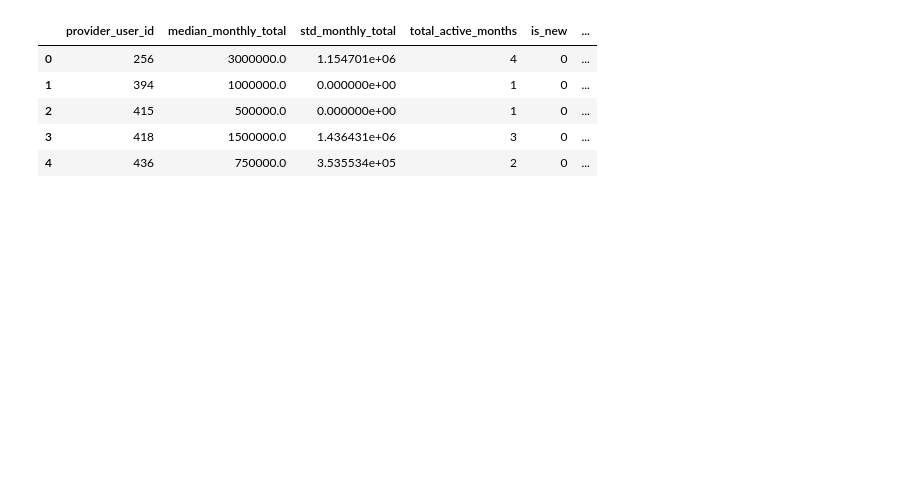
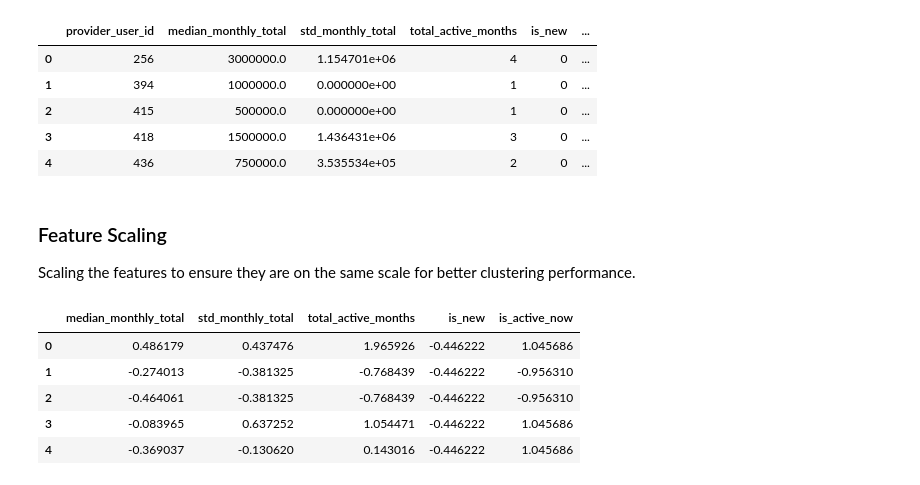
Before and after one commit to MaryamAhmadinejad/khedmatazma-providers-clustering, a Jupyter notebook: main.ipynb, the cells around one changed output. Saved outputs shown, nothing was run; the diff lists cells and outputs as text; code cells hidden in the pictures; blank space fills up the shorter version.

```diff
--- a/main.ipynb
+++ b/main.ipynb
@@ -113,3 +128,20 @@ providers.head()
 | 2 | 415 | 500000.0 | 0.000000e+00 | 1 | 0 | ... |
 | 3 | 418 | 1500000.0 | 1.436431e+06 | 3 | 0 | ... |
 | 4 | 436 | 750000.0 | 3.535534e+05 | 2 | 0 | ... |
+# %% [markdown]
+### Feature Scaling
+
+Scaling the features to ensure they are on the same scale for better clustering performance.
+# %%
+standard = StandardScaler()
+scaled_features = standard.fit_transform(features)
+scaled_features_df = pd.DataFrame(scaled_features, index=features.index, columns=features.columns)
+
+scaled_features_df.head()
+# %% [output]
+|  | median_monthly_total | std_monthly_total | total_active_months | is_new | is_active_now |
+| 0 | 0.486179 | 0.437476 | 1.965926 | -0.446222 | 1.045686 |
+| 1 | -0.274013 | -0.381325 | -0.768439 | -0.446222 | -0.956310 |
+| 2 | -0.464061 | -0.381325 | -0.768439 | -0.446222 | -0.956310 |
+| 3 | -0.083965 | 0.637252 | 1.054471 | -0.446222 | 1.045686 |
+| 4 | -0.369037 | -0.130620 | 0.143016 | -0.446222 | 1.045686 |
```
Also changed, not shown: parts of 23 cells of this notebook.
